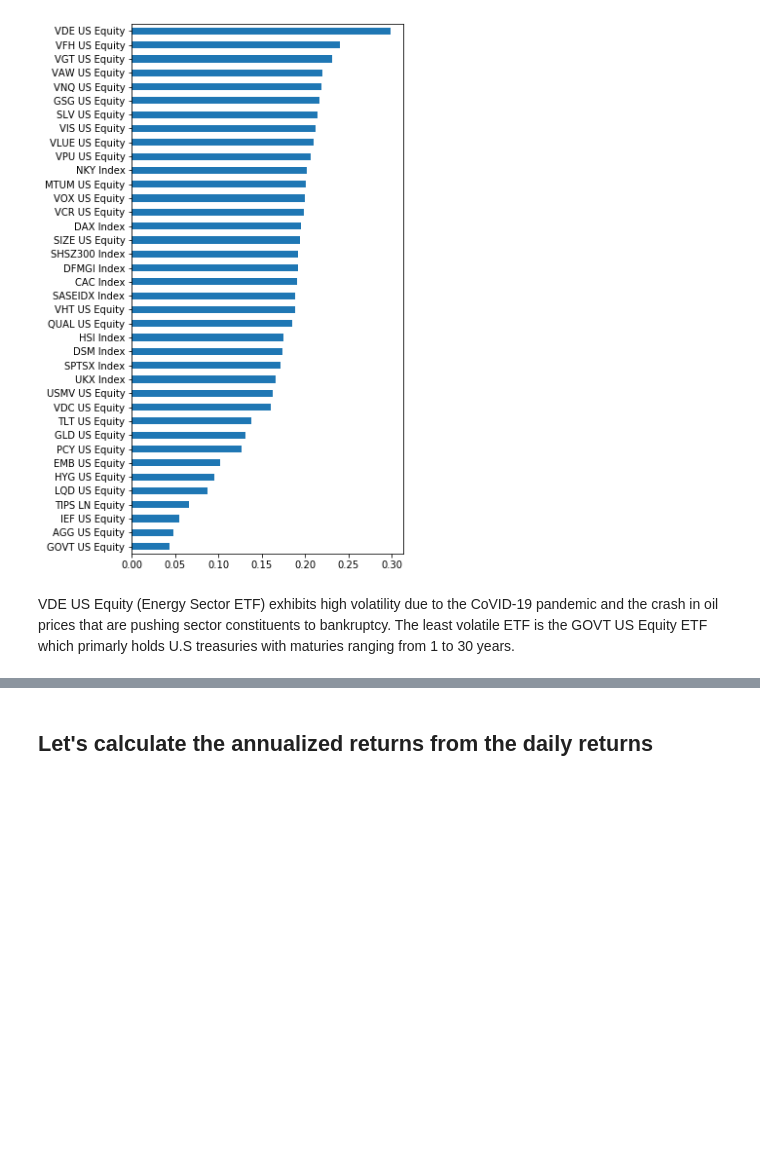
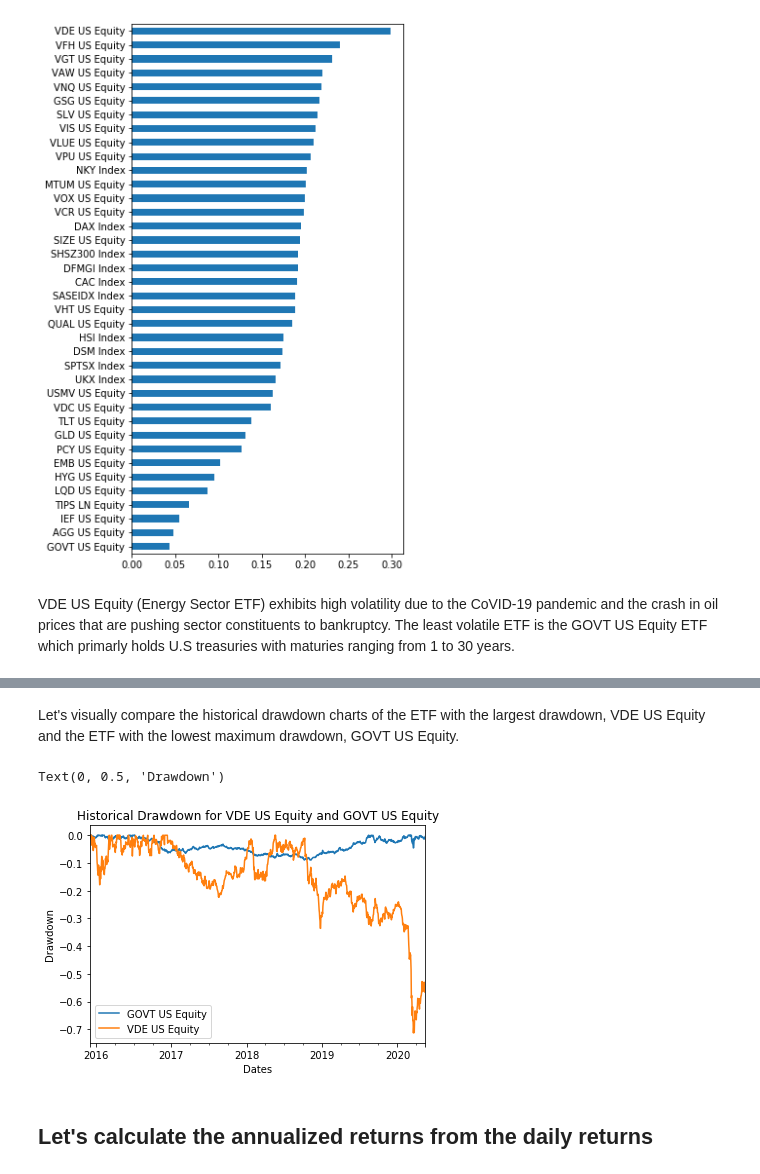
Before and after one commit to anasfrh/notebooks, a Jupyter notebook: Global Macro ETFs.ipynb, the cells around one changed output, grey strips where cells are left out. Drawn from its saved outputs; the diff is of its cells as text; code cells hidden in the pictures; blank space fills up the shorter version.

```diff
--- a/Global Macro ETFs.ipynb
+++ b/Global Macro ETFs.ipynb
@@ -78,3 +105,12 @@ VDE US Equity (Energy Sector ETF) exhibits high volatility due to the CoVID-19 p
+# %% [markdown]
+Let's visually compare the historical drawdown charts of the ETF with the largest drawdown, VDE US Equity and the ETF with the lowest maximum drawdown, GOVT US Equity.
+# %%
+drawdown[["GOVT US Equity", "VDE US Equity"]].plot.line()
+plt.title("Historical Drawdown for VDE US Equity and GOVT US Equity")
+plt.ylabel("Drawdown")
+# %% [output]
+Text(0, 0.5, 'Drawdown')
+[figure, added]
 # %% [markdown]
 ## Let's calculate the annualized returns from the daily returns
 # %%
```
Also changed, not shown: parts of 6 cells of this notebook, 2 other files.
